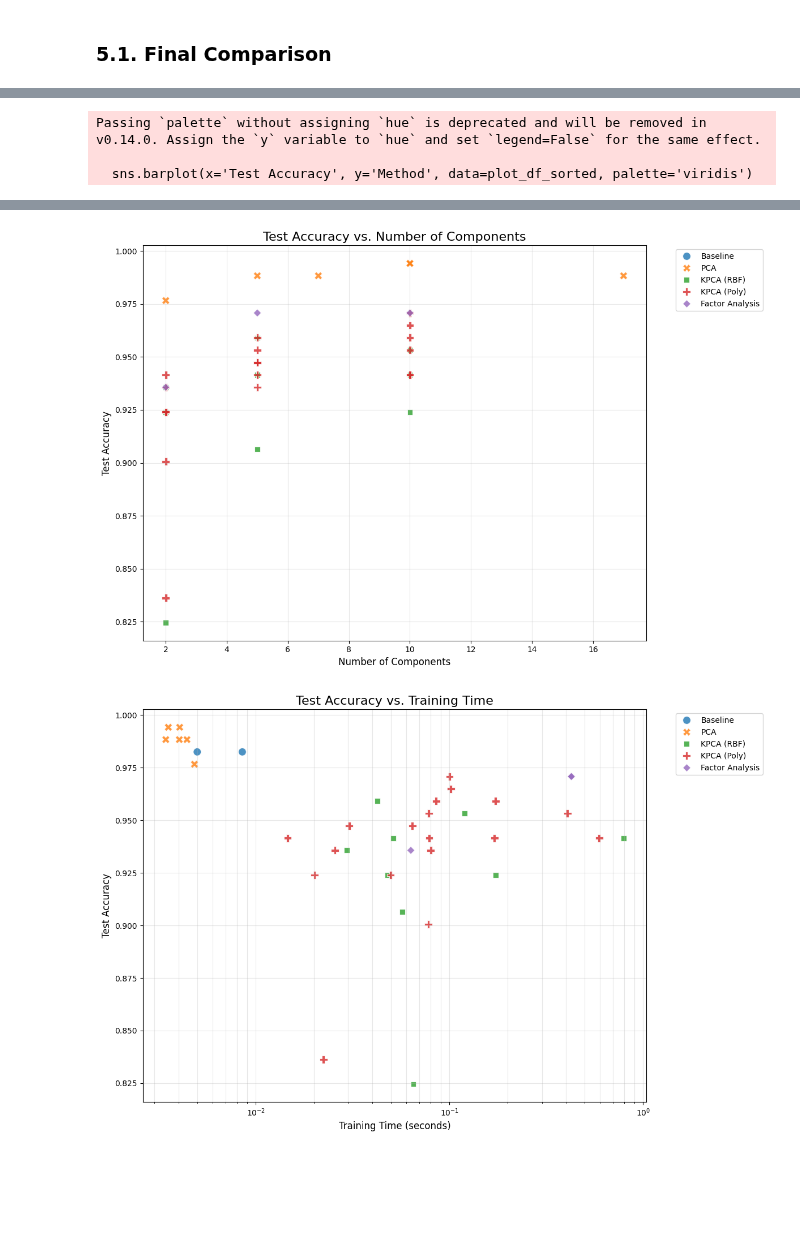
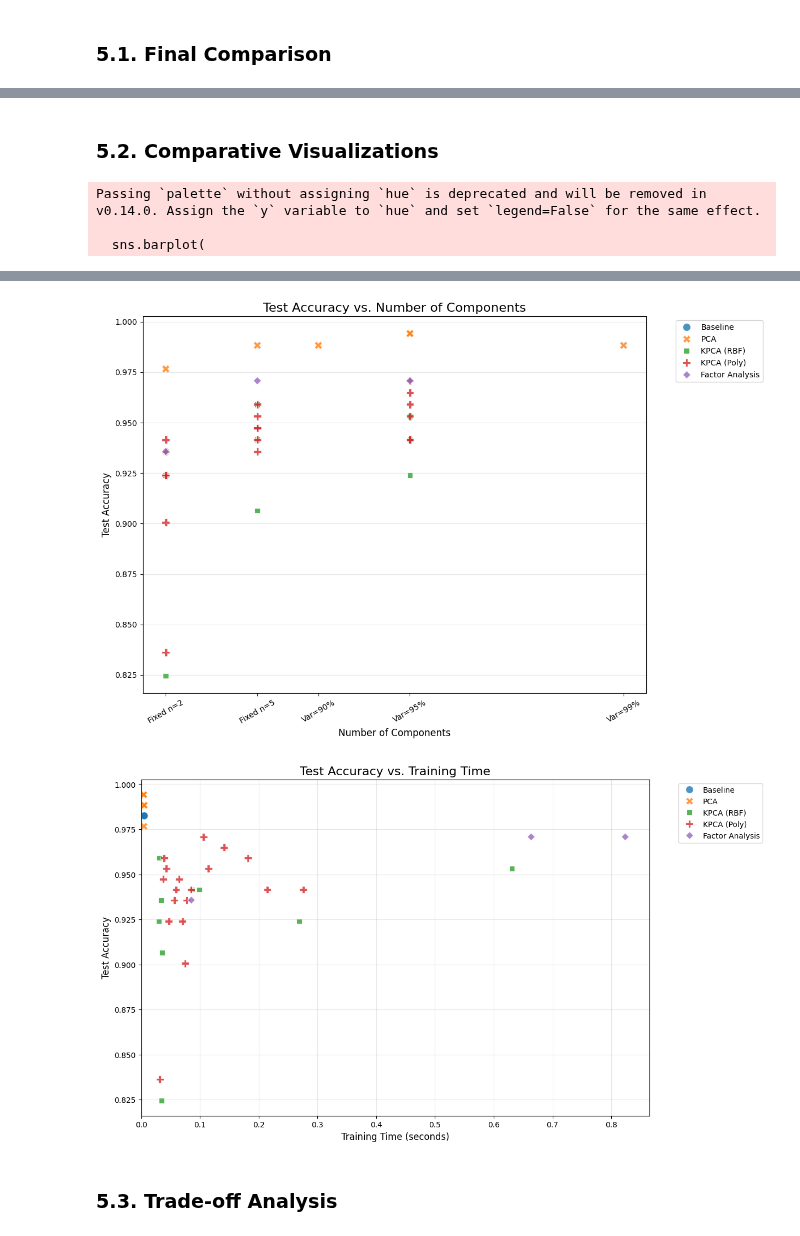
Before and after one commit to matiz22/DimensionalityReduction, a Jupyter notebook: breast.ipynb, the cells around one changed output, grey strips where cells are left out. Cells and saved outputs as stored; diff of their text form; code cells hidden in the pictures; blank space fills up the shorter version.

```diff
--- a/breast.ipynb
+++ b/breast.ipynb
@@ -697,7 +728,8 @@ for n_comp in kpca_components:
             # Create pipeline
             kpca_poly_pipeline = Pipeline([
                 ('scaler', StandardScaler()),
-                ('kpca', KernelPCA(n_components=n_comp, kernel='poly', degree=degree, gamma=gamma, coef0=1, random_state=RANDOM_STATE)),
+                ('kpca', KernelPCA(n_components=n_comp, kernel='poly', degree=degree, gamma=gamma, coef0=1,
+                                   random_state=RANDOM_STATE)),
                 ('classifier', LogisticRegression(random_state=RANDOM_STATE))
             ])
 
@@ -917,19 +925,18 @@ Training Time: 0.0040 s
+# %% [markdown]
+### 5.2. Comparative Visualizations
 # %%
-# 5.2. Comparative Visualizations
-
-# Extract number of components for plotting
-import re
-
 def extract_n_components(method_str):
     match = re.search(r'n=(\d+)', method_str)
     if match:
         return int(match.group(1))
     return None
 
+
 if 'results_df' in locals() and not results_df.empty:
     # Create a copy to avoid SettingWithCopyWarning
     plot_df = results_df.copy()
     plot_df['n_components'] = plot_df['Method'].apply(extract_n_components)
+
 
     # Extract base method name (e.g., PCA, KPCA(RBF), KPCA(Poly)) for coloring
     def extract_base_method(method_str):
@@ -944,6 +951,7 @@ if 'results_df' in locals() and not results_df.empty:
         else:
             return 'Baseline'
 
+
     plot_df['Base Method'] = plot_df['Method'].apply(extract_base_method)
 
     # 1. Bar chart of Test Accuracy
@@ -951,7 +959,13 @@ if 'results_df' in locals() and not results_df.empty:
     # Sort by test accuracy
     plot_df_sorted = plot_df.sort_values('Test Accuracy', ascending=True)
 
-    sns.barplot(x='Test Accuracy', y='Method', data=plot_df_sorted, palette='viridis')
+    sns.barplot(
+        x='Test Accuracy',
+        y='Method',
+        data=plot_df_sorted,
+        palette='flare'
+    )
+
     plt.title('Comparison of Test Accuracy across Methods', fontsize=16)
     plt.xlabel('Test Accuracy', fontsize=12)
     plt.ylabel('Method', fontsize=12)
@@ -961,6 +975,7 @@ if 'results_df' in locals() and not results_df.empty:
     plt.show()
 
     # 2. Scatter plot: Test Accuracy vs. Number of Components
+    n_to_label = {cfg['n']: cfg['desc'] for cfg in pca_configs}
     plt.figure(figsize=(12, 8))
     sns.scatterplot(
         data=plot_df,
@@ -971,10 +986,16 @@ if 'results_df' in locals() and not results_df.empty:
         s=100,
         alpha=0.8
     )
+    unique_ns = sorted(plot_df['n_components'].unique())
+    plt.xticks(
+        ticks=unique_ns,
+        labels=[n_to_label.get(n, str(n)) for n in unique_ns],
+        rotation=30
+    )
     plt.title('Test Accuracy vs. Number of Components', fontsize=16)
     plt.xlabel('Number of Components', fontsize=12)
     plt.ylabel('Test Accuracy', fontsize=12)
-    plt.grid(True, alpha=0.3)
+    plt.grid(axis='y', alpha=0.3)
     plt.legend(bbox_to_anchor=(1.05, 1), loc='upper left')
     plt.tight_layout()
     plt.show()
@@ -993,14 +1014,13 @@ if 'results_df' in locals() and not results_df.empty:
     plt.title('Test Accuracy vs. Training Time', fontsize=16)
     plt.xlabel('Training Time (seconds)', fontsize=12)
     plt.ylabel('Test Accuracy', fontsize=12)
-    plt.xscale('log')  # Log scale for time as it varies significantly
     plt.grid(True, alpha=0.3, which="both", ls="-")
     plt.legend(bbox_to_anchor=(1.05, 1), loc='upper left')
-    plt.tight_layout()
+    plt.xlim(left=0)
     plt.show()
 else:
     print("No results available for visualization.")
 # %% [output]
 Passing `palette` without assigning `hue` is deprecated and will be removed in v0.14.0. Assign the `y` variable to `hue` and set `legend=False` for the same effect.
 
-  sns.barplot(x='Test Accuracy', y='Method', data=plot_df_sorted, palette='viridis')
+  sns.barplot(
@@ -1008,3 +1028,5 @@ Passing `palette` without assigning `hue` is deprecated and will be removed in v
-[figure, old version]
+[figure, new version]
-[figure, old version]
+[figure, new version]
+# %% [markdown]
+### 5.3. Trade-off Analysis
 # %%
```
Also changed, not shown: parts of 29 cells of this notebook.
